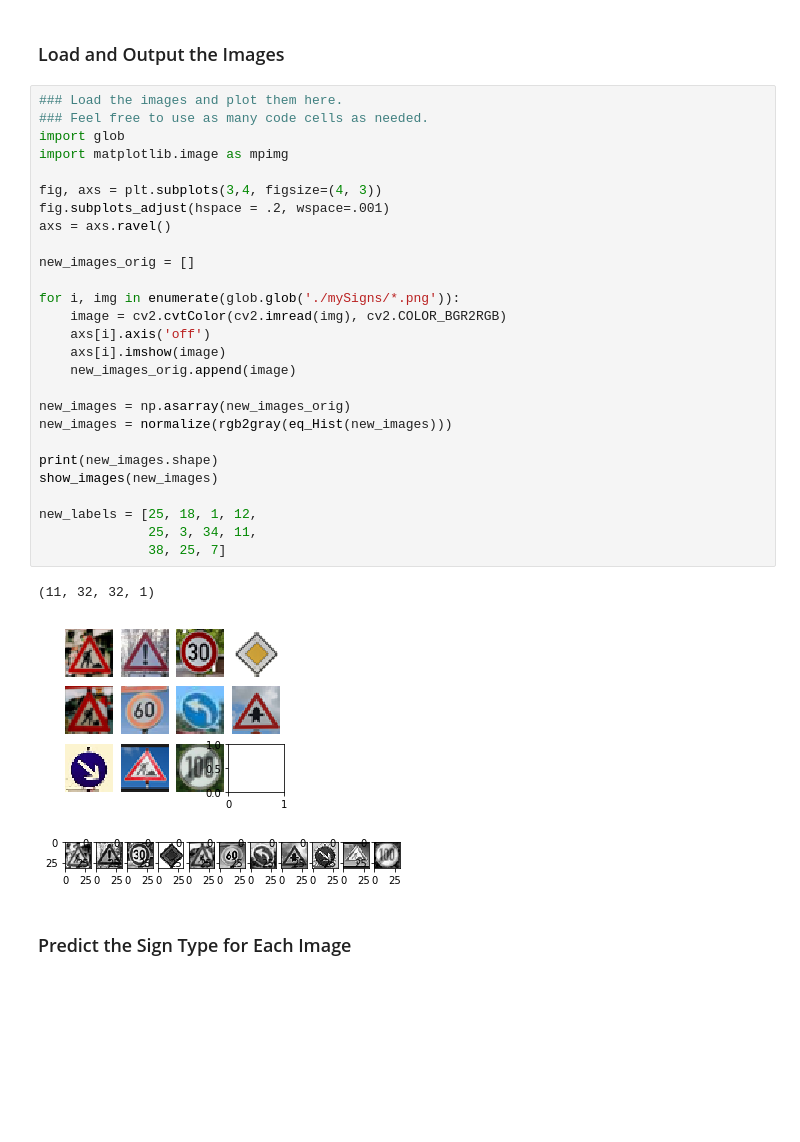
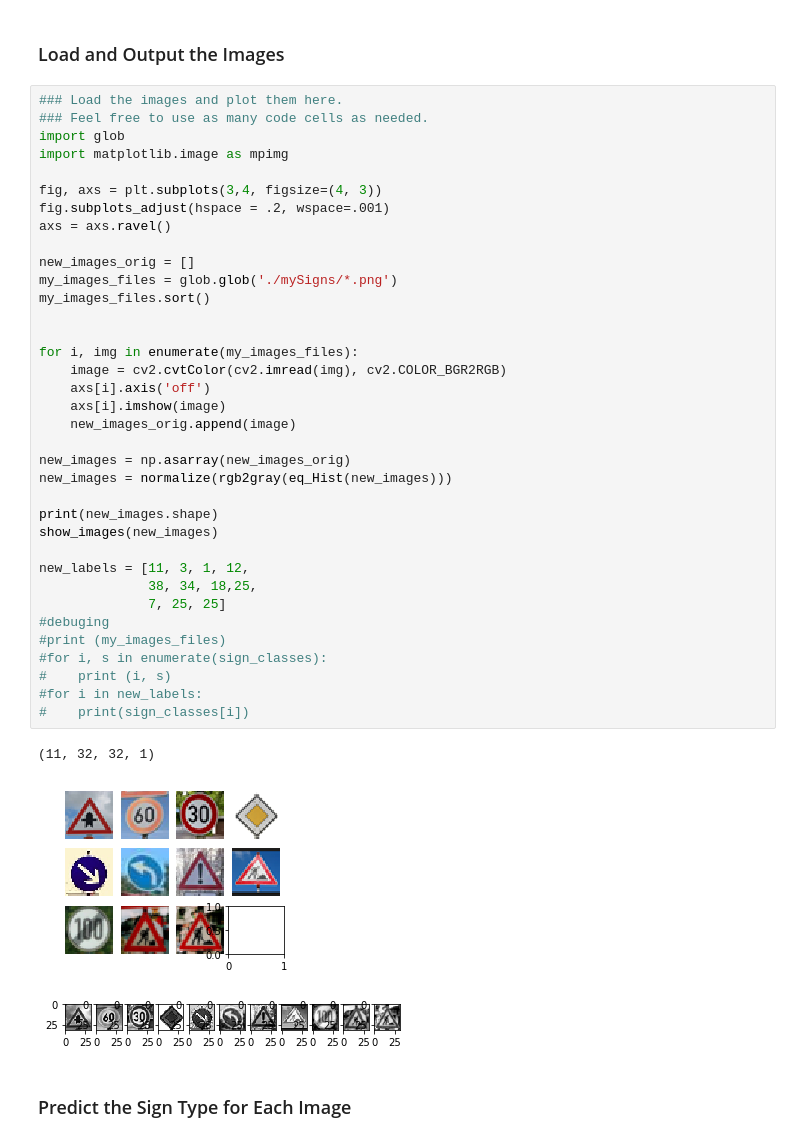
Before and after one commit to lizhang101/CarND, a Jupyter notebook: CarND-Traffic-Sign-Classifier-Project/Traffic_Sign_Classifier_v2.ipynb, the cells around one changed output. Cells and saved outputs as stored; diff of their text form; blank space fills up the shorter version.

```diff
--- a/CarND-Traffic-Sign-Classifier-Project/Traffic_Sign_Classifier_v2.ipynb
+++ b/CarND-Traffic-Sign-Classifier-Project/Traffic_Sign_Classifier_v2.ipynb
@@ -721,34 +750,43 @@ You may find `signnames.csv` useful as it contains mappings from the class id (i
 # %%
 ### Load the images and plot them here.
 ### Feel free to use as many code cells as needed.
 import glob
 import matplotlib.image as mpimg
 
 fig, axs = plt.subplots(3,4, figsize=(4, 3))
 fig.subplots_adjust(hspace = .2, wspace=.001)
 axs = axs.ravel()
 
 new_images_orig = []
+my_images_files = glob.glob('./mySigns/*.png')
+my_images_files.sort()
 
-for i, img in enumerate(glob.glob('./mySigns/*.png')):
+
+for i, img in enumerate(my_images_files):
     image = cv2.cvtColor(cv2.imread(img), cv2.COLOR_BGR2RGB)
     axs[i].axis('off')
     axs[i].imshow(image)
     new_images_orig.append(image)
 
 new_images = np.asarray(new_images_orig)
 new_images = normalize(rgb2gray(eq_Hist(new_images)))
 
 print(new_images.shape)
 show_images(new_images)
 
-new_labels = [25, 18, 1, 12,
-              25, 3, 34, 11,
-              38, 25, 7]
+new_labels = [11, 3, 1, 12,
+              38, 34, 18,25,
+              7, 25, 25]
+#debuging
+#print (my_images_files)
+#for i, s in enumerate(sign_classes):
+#    print (i, s)
+#for i in new_labels:
+#    print(sign_classes[i])
 # %% [output]
 (11, 32, 32, 1)
-[figure, old version]
+[figure, new version]
-[figure, old version]
+[figure, new version]
 # %% [markdown]
 ### Predict the Sign Type for Each Image
 # %%
```
Also changed, not shown: parts of 18 cells of this notebook, 1 other file.
